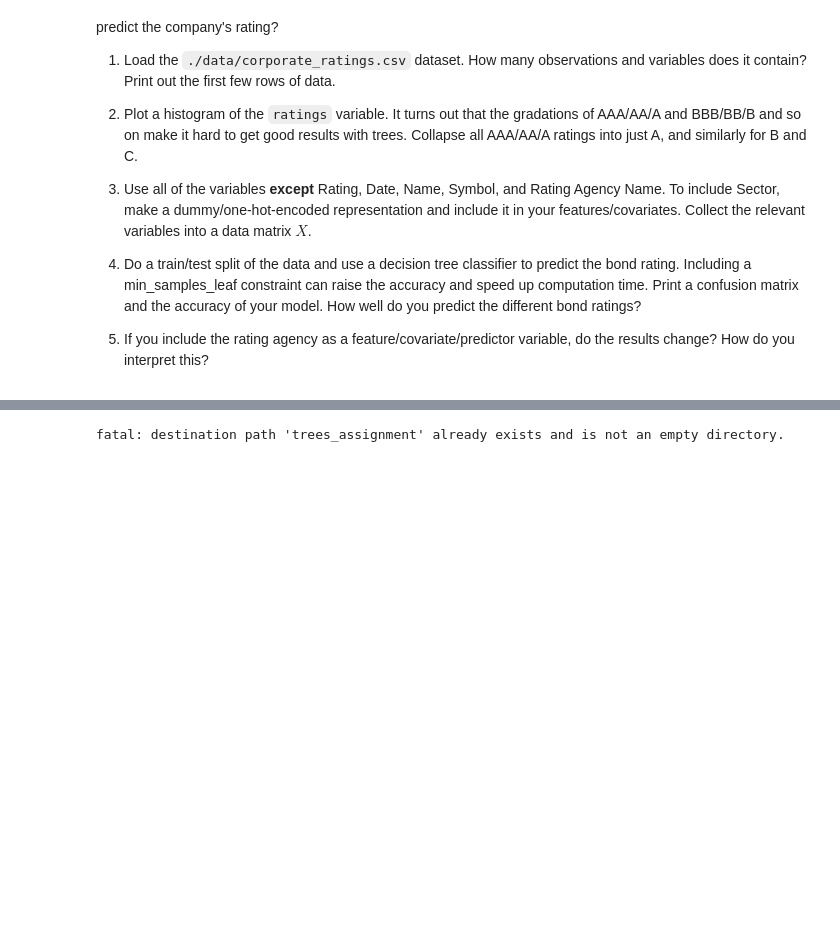
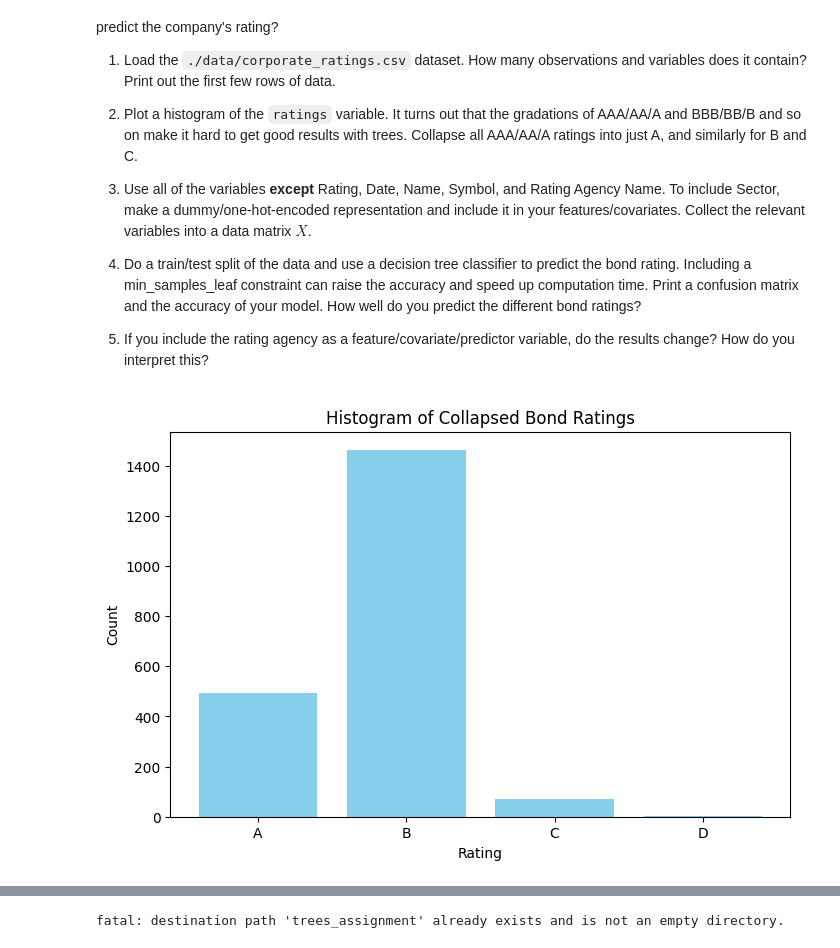
Before and after one commit to hildj/trees_assignment, a Jupyter notebook: assignment.ipynb, the cells around one changed output, grey strips where cells are left out. Drawn from its saved outputs; the diff is of its cells as text; code cells hidden in the pictures; blank space fills up the shorter version.

```diff
--- a/assignment.ipynb
+++ b/assignment.ipynb
@@ -46,3 +46,31 @@
 4. Do a train/test split of the data and use a decision tree classifier to predict the bond rating. Including a min_samples_leaf constraint can raise the accuracy and speed up computation time. Print a confusion matrix and the accuracy of your model. How well do you predict the different bond ratings?
 
 5. If you include the rating agency as a feature/covariate/predictor variable, do the results change? How do you interpret this?
+# %%
+import matplotlib.pyplot as plt
+import numpy as np
+
+collapse_map = {
+    'AAA': 'A', 'AA': 'A', 'A': 'A',
+    'BBB': 'B', 'BB': 'B', 'B': 'B',
+    'CCC': 'C', 'CC': 'C', 'C': 'C'
+}
+data['Collapsed_Rating'] = data['Rating'].replace(collapse_map)
+
+# Define mapping for plotting histogram
+rating_codes = {'A': 0, 'B': 1, 'C': 2, 'D': 3}
+
+# Create a numerical representation for plotting the histogram
+data['Rating_Code'] = data['Collapsed_Rating'].map(rating_codes)
+
+plt.figure(figsize=(8,5))
+# Use the numerical representation for plotting the histogram with correct bins
+data['Rating_Code'].plot(kind='hist', bins=np.arange(-0.5, len(rating_codes)+0.5, 1), rwidth=0.8, color='skyblue')
+# Set the x-axis ticks to be the rating labels
+plt.xticks(list(rating_codes.values()), list(rating_codes.keys()))
+plt.xlabel('Rating')
+plt.ylabel('Count')
+plt.title('Histogram of Collapsed Bond Ratings')
+plt.show()
+# %% [output]
+[figure, added]
```
Also changed, not shown: parts of 8 cells of this notebook.
